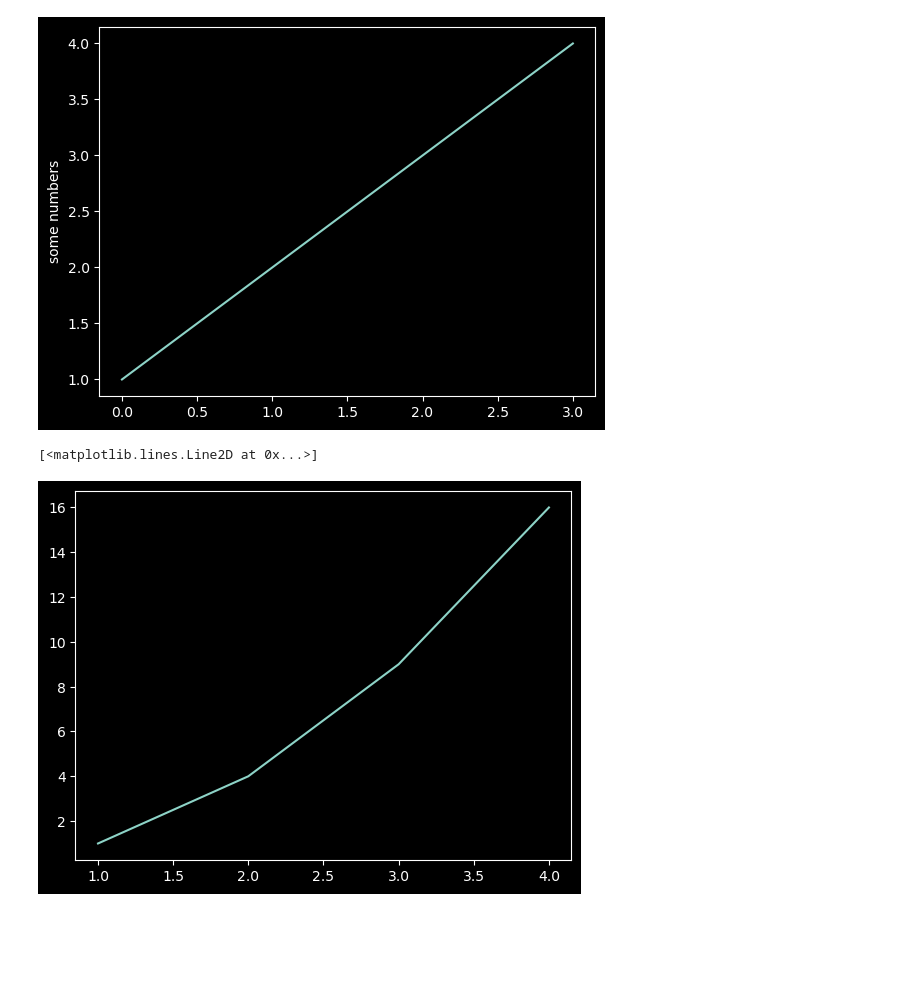
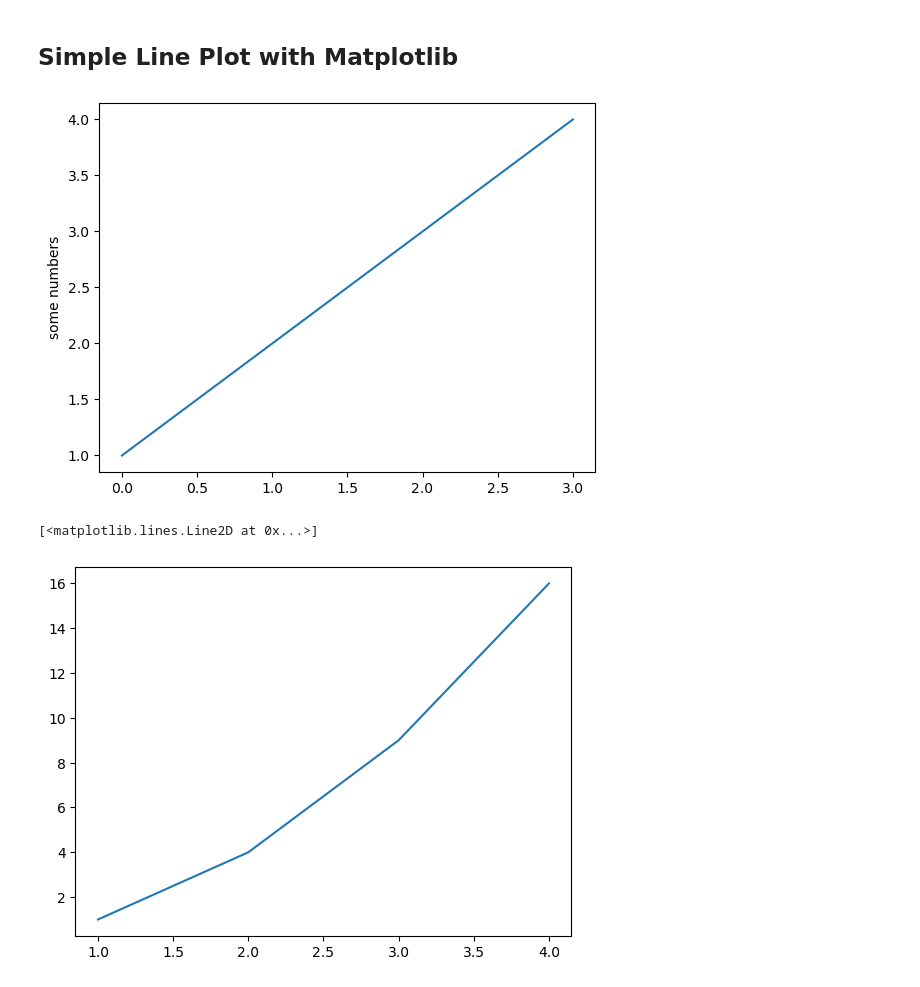
Before and after one commit to bimal1023/matplotlib-tutorial, a Jupyter notebook: simple plot.ipynb, the cells around one changed output. Drawn from its saved outputs; the diff is of its cells as text; code cells hidden in the pictures; blank space fills up the shorter version.

Commit message:
Added more plots

```diff
--- a/simple plot.ipynb
+++ b/simple plot.ipynb
@@ -1,16 +1,21 @@
+# %% [markdown]
+## Simple Line Plot with Matplotlib
+# %%
+plt.style.use("default")
 # %%
 import matplotlib.pyplot as plt
 
 plt.plot([1, 2, 3, 4])
 plt.ylabel('some numbers')
+plt.grid(False)
 plt.show()
 # %% [output]
-[figure, old version]
+[figure, new version]
 # %%
 plt.plot([1, 2, 3, 4], [1, 4, 9, 16])
 # %% [output]
 [<matplotlib.lines.Line2D at 0x...>]
-[figure, old version]
+[figure, new version]
 # %%
 plt.plot([1, 2, 3, 4], [1, 4, 9, 16], 'ro')
 plt.axis((0, 6, 0, 20))
```
Also changed, not shown: parts of 24 cells of this notebook.
